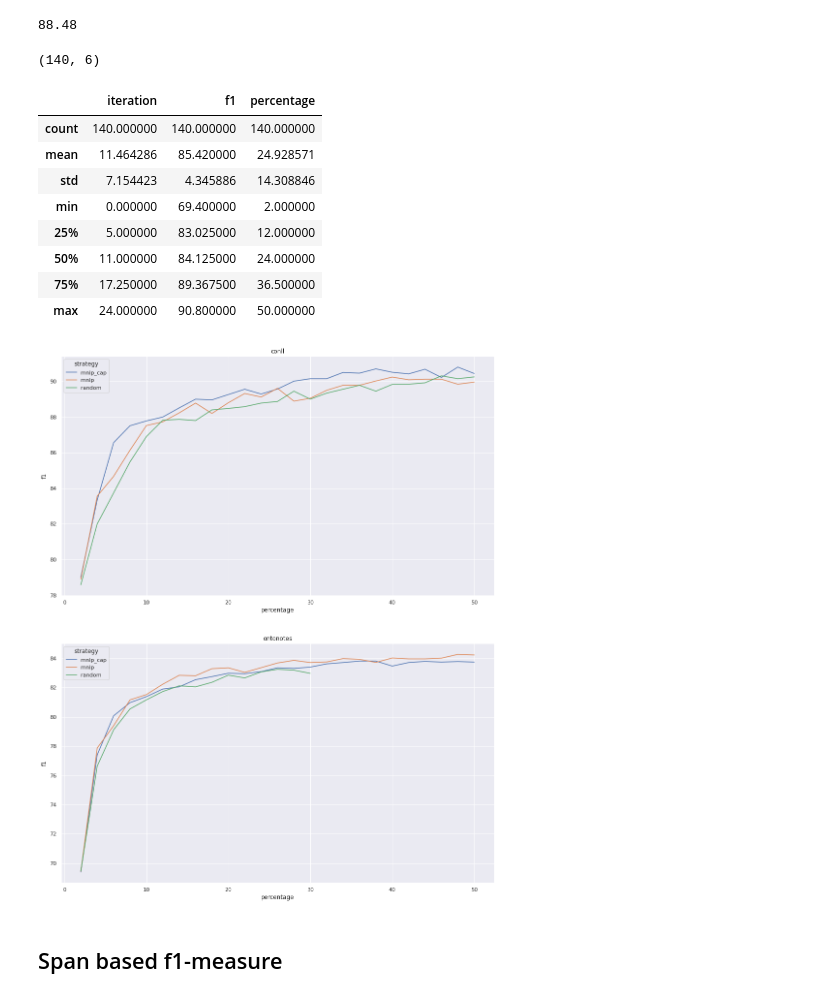
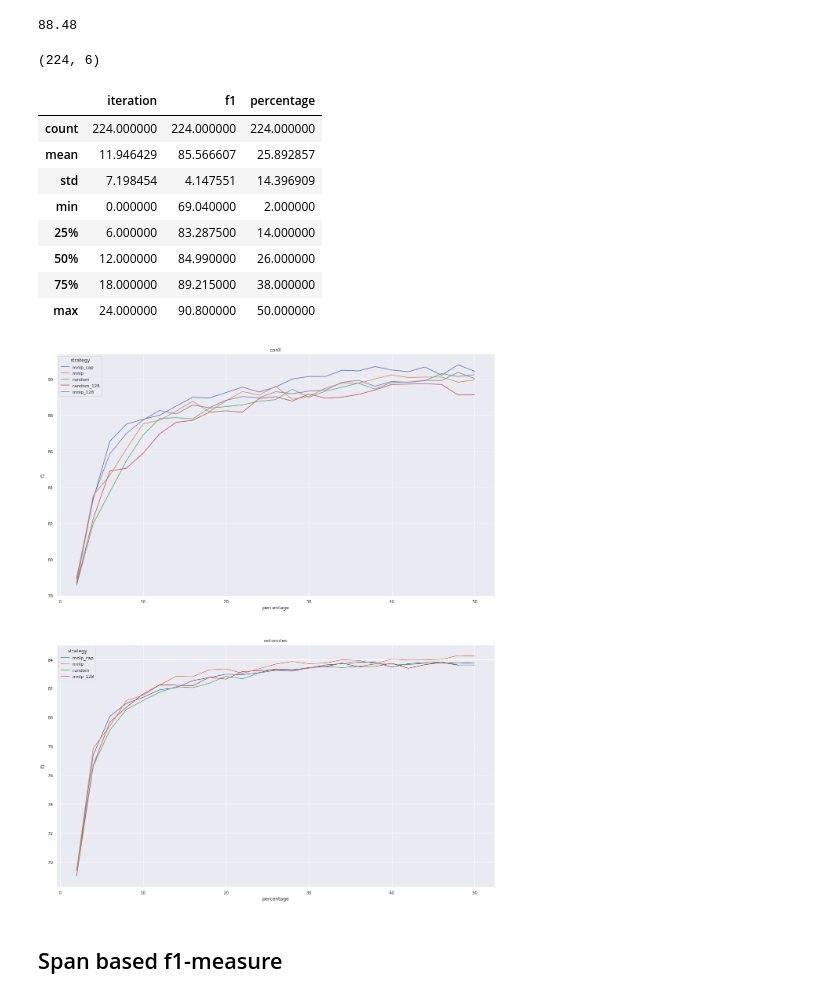
Before and after one commit to Rexhaif/Active-NLP, a Jupyter notebook: processing_results.ipynb, the cells around one changed output. Saved outputs shown, nothing was run; the diff lists cells and outputs as text; code cells hidden in the pictures.

```diff
--- a/processing_results.ipynb
+++ b/processing_results.ipynb
@@ -56,7 +56,10 @@ for corpus in corpuses:
                 score_path = os.path.join(strategy_path, iteration, 'score.txt')
                 if not os.path.exists(score_path):
                     continue
-                f1 = get_score(score_path)
+                try:
+                    f1 = get_score(score_path)
+                except BaseException as e:
+                    raise Exception(corpus, arch, strategy, i, iteration, e.args)
                 df_list.append({'corpus': corpus, 'arch': arch, 'strategy': strategy, 'iteration': i, 'f1': f1})
 #                 print({'corpus': corpus, 'arch': arch, 'strategy': strategy, 'iteration': i, 'f1': f1})
 # %%
@@ -65,27 +68,27 @@ df['percentage'] = (df['iteration'] + 1) * 2
 # %%
 df.shape
 # %% [output]
-(140, 6)
+(224, 6)
 # %%
 df.describe()
 # %% [output]
 |  | iteration | f1 | percentage |
-| count | 140.000000 | 140.000000 | 140.000000 |
-| mean | 11.464286 | 85.420000 | 24.928571 |
-| std | 7.154423 | 4.345886 | 14.308846 |
-| min | 0.000000 | 69.400000 | 2.000000 |
-| 25% | 5.000000 | 83.025000 | 12.000000 |
-| 50% | 11.000000 | 84.125000 | 24.000000 |
-| 75% | 17.250000 | 89.367500 | 36.500000 |
+| count | 224.000000 | 224.000000 | 224.000000 |
+| mean | 11.946429 | 85.566607 | 25.892857 |
+| std | 7.198454 | 4.147551 | 14.396909 |
+| min | 0.000000 | 69.040000 | 2.000000 |
+| 25% | 6.000000 | 83.287500 | 14.000000 |
+| 50% | 12.000000 | 84.990000 | 26.000000 |
+| 75% | 18.000000 | 89.215000 | 38.000000 |
 | max | 24.000000 | 90.800000 | 50.000000 |
 # %%
-fig, ax = plt.subplots(nrows=2, ncols=1, figsize=(16, 20))
+fig, ax = plt.subplots(nrows=2, ncols=1, figsize=(20, 25))
 sns.lineplot(ax=ax[1], data=df[df.corpus=='ontonotes'], x='percentage', y='f1', hue='strategy', legend='auto');
 sns.lineplot(ax=ax[0], data=df[df.corpus=='conll'], x='percentage', y='f1', hue='strategy', legend='full');
 ax[0].set_title('conll');
 ax[1].set_title('ontonotes');
 # %% [output]
-[figure, old version]
+[figure, new version]
 # %% [markdown]
 ## Span based f1-measure
 # %%
```
Also changed, not shown: 5 other files.
